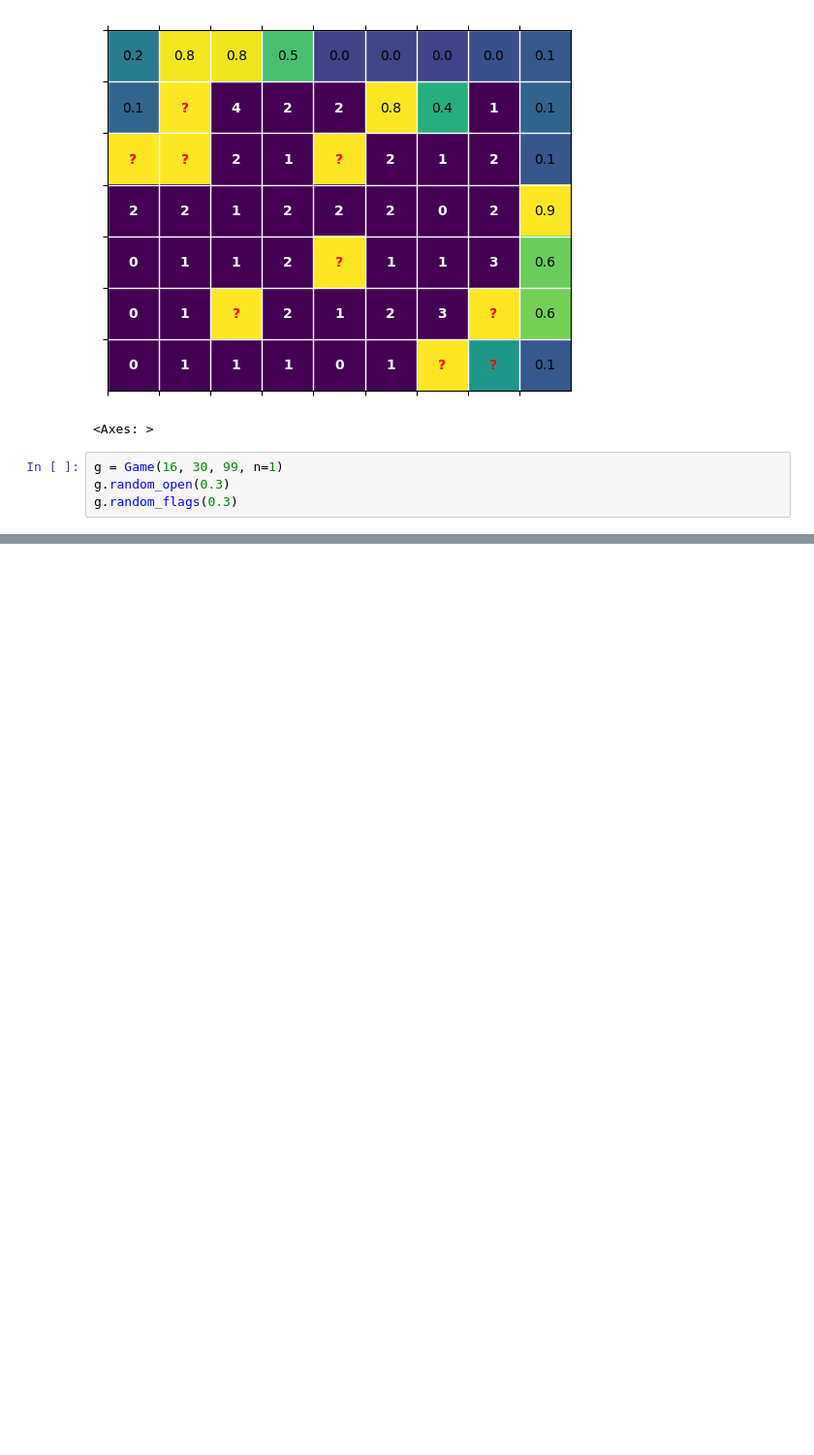
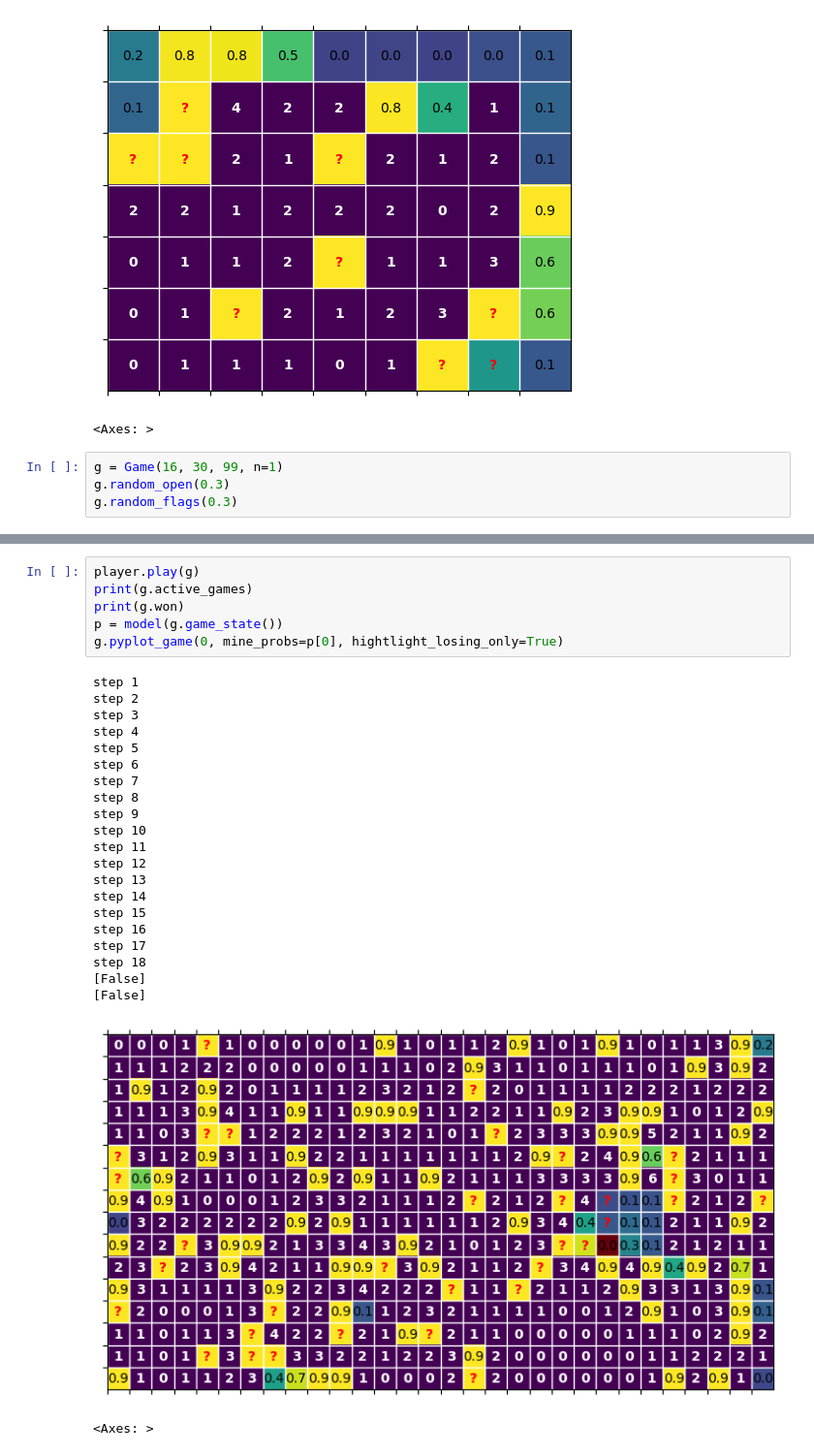
Before and after one commit to ClaudioPaterniti/MineSweeperLearning, a Jupyter notebook: test.ipynb, the cells around one changed output, grey strips where cells are left out. Shown at 97% size. Cells and saved outputs as stored; diff of their text form; blank space fills up the shorter version.

```diff
--- a/test.ipynb
+++ b/test.ipynb
@@ -53 +54,30 @@ g.pyplot_game(0, mine_probs=p[0], hightlight_losing_only=False)
 <Axes: >
+# %%
+player.play(g)
+print(g.active_games)
+print(g.won)
+p = model(g.game_state())
+g.pyplot_game(0, mine_probs=p[0], hightlight_losing_only=True)
+# %% [output]
+step 1
+step 2
+step 3
+step 4
+step 5
+step 6
+step 7
+step 8
+step 9
+step 10
+step 11
+step 12
+step 13
+step 14
+step 15
+step 16
+step 17
+step 18
+[False]
+[False]
+[figure, added]
+<Axes: >
```
Also changed, not shown: parts of 3 cells of this notebook, 2 other files.
